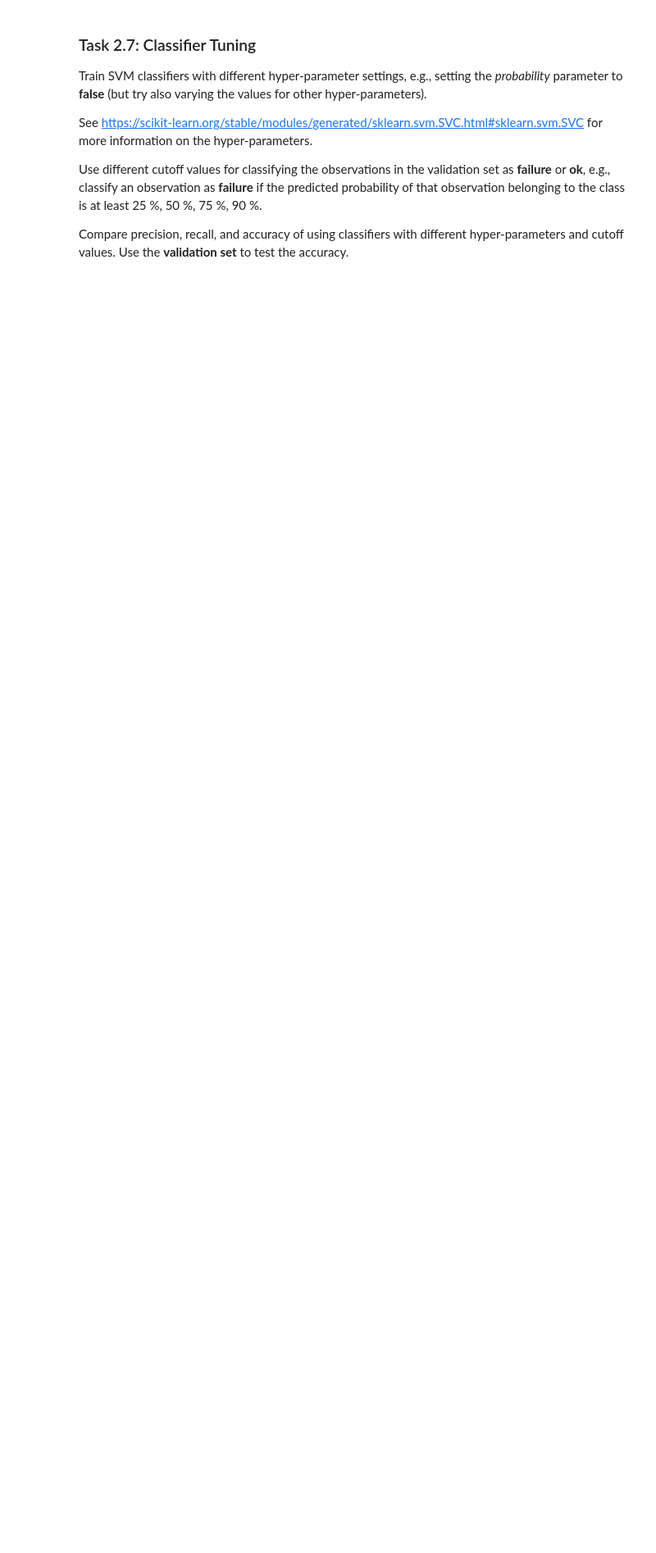
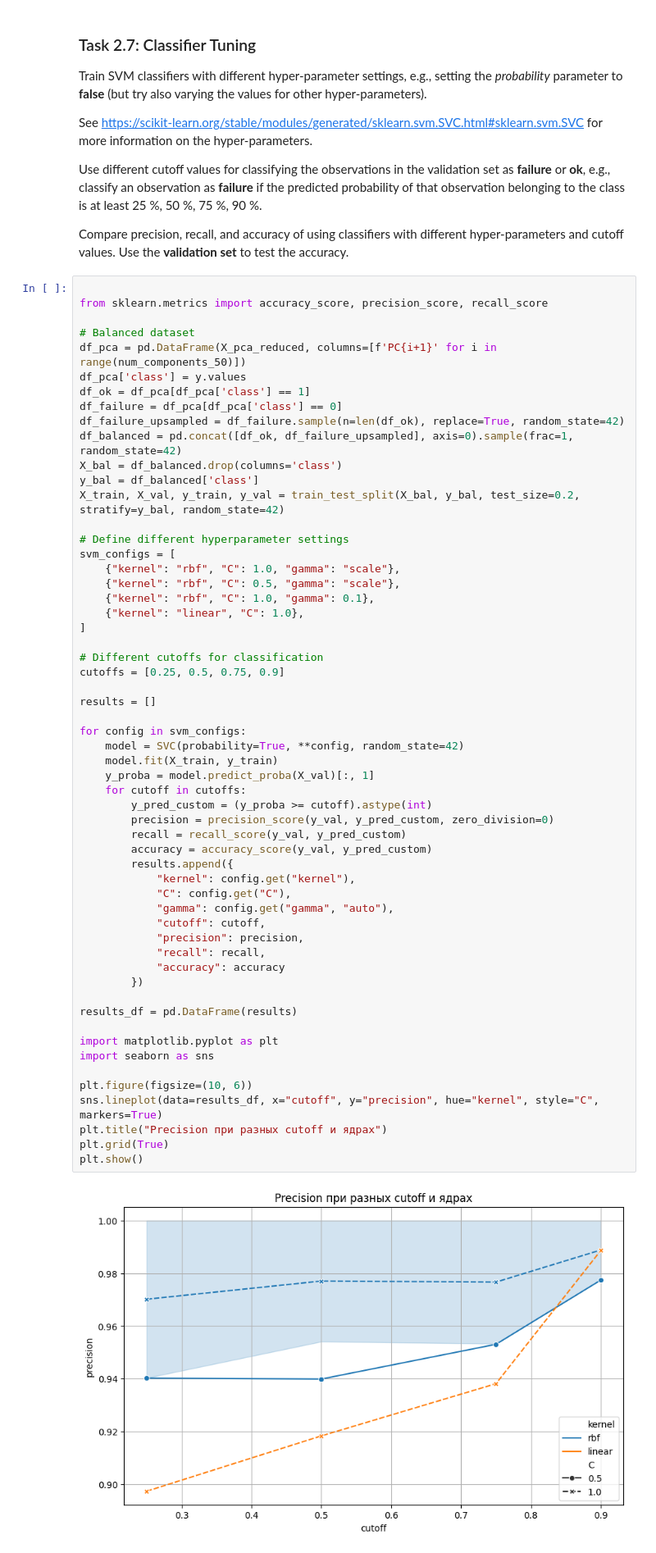
Before and after one commit to borondzhiyan/PS3, a Jupyter notebook: 03-classification.ipynb, the cells around one changed output. Shown: that part at 82% size. Drawn from its saved outputs; the diff is of its cells as text; blank space fills up the shorter version.

```diff
--- a/03-classification.ipynb
+++ b/03-classification.ipynb
@@ -472,6 +815,65 @@ See https://scikit-learn.org/stable/modules/generated/sklearn.svm.SVC.html#sklea
 Use different cutoff values for classifying the observations in the validation set as **failure** or **ok**, e.g., classify an observation as **failure** if the predicted probability of that observation belonging to the class is at least 25 %, 50 %, 75 %, 90 %.
 
 Compare precision, recall, and accuracy of using classifiers with different hyper-parameters and cutoff values. Use the **validation set** to test the accuracy.
+# %%
+
+from sklearn.metrics import accuracy_score, precision_score, recall_score
+
+# Balanced dataset
+df_pca = pd.DataFrame(X_pca_reduced, columns=[f'PC{i+1}' for i in range(num_components_50)])
+df_pca['class'] = y.values
+df_ok = df_pca[df_pca['class'] == 1]
+df_failure = df_pca[df_pca['class'] == 0]
+df_failure_upsampled = df_failure.sample(n=len(df_ok), replace=True, random_state=42)
+df_balanced = pd.concat([df_ok, df_failure_upsampled], axis=0).sample(frac=1, random_state=42)
+X_bal = df_balanced.drop(columns='class')
+y_bal = df_balanced['class']
+X_train, X_val, y_train, y_val = train_test_split(X_bal, y_bal, test_size=0.2, stratify=y_bal, random_state=42)
+
+# Define different hyperparameter settings
+svm_configs = [
+    {"kernel": "rbf", "C": 1.0, "gamma": "scale"},
+    {"kernel": "rbf", "C": 0.5, "gamma": "scale"},
+    {"kernel": "rbf", "C": 1.0, "gamma": 0.1},
+    {"kernel": "linear", "C": 1.0},
+]
+
+# Different cutoffs for classification
+cutoffs = [0.25, 0.5, 0.75, 0.9]
+
+results = []
+
+for config in svm_configs:
+    model = SVC(probability=True, **config, random_state=42)
+    model.fit(X_train, y_train)
+    y_proba = model.predict_proba(X_val)[:, 1]
+    for cutoff in cutoffs:
+        y_pred_custom = (y_proba >= cutoff).astype(int)
+        precision = precision_score(y_val, y_pred_custom, zero_division=0)
+        recall = recall_score(y_val, y_pred_custom)
+        accuracy = accuracy_score(y_val, y_pred_custom)
+        results.append({
+            "kernel": config.get("kernel"),
+            "C": config.get("C"),
+            "gamma": config.get("gamma", "auto"),
+            "cutoff": cutoff,
+            "precision": precision,
+            "recall": recall,
+            "accuracy": accuracy
+        })
+
+results_df = pd.DataFrame(results)
+
+import matplotlib.pyplot as plt
+import seaborn as sns
+
+plt.figure(figsize=(10, 6))
+sns.lineplot(data=results_df, x="cutoff", y="precision", hue="kernel", style="C", markers=True)
+plt.title("Precision при разных cutoff и ядрах")
+plt.grid(True)
+plt.show()
+# %% [output]
+[figure, added]
 # %% [markdown]
 ### Task 2.8: Evaluation
 
```
Also changed, not shown: parts of 11 cells of this notebook.
